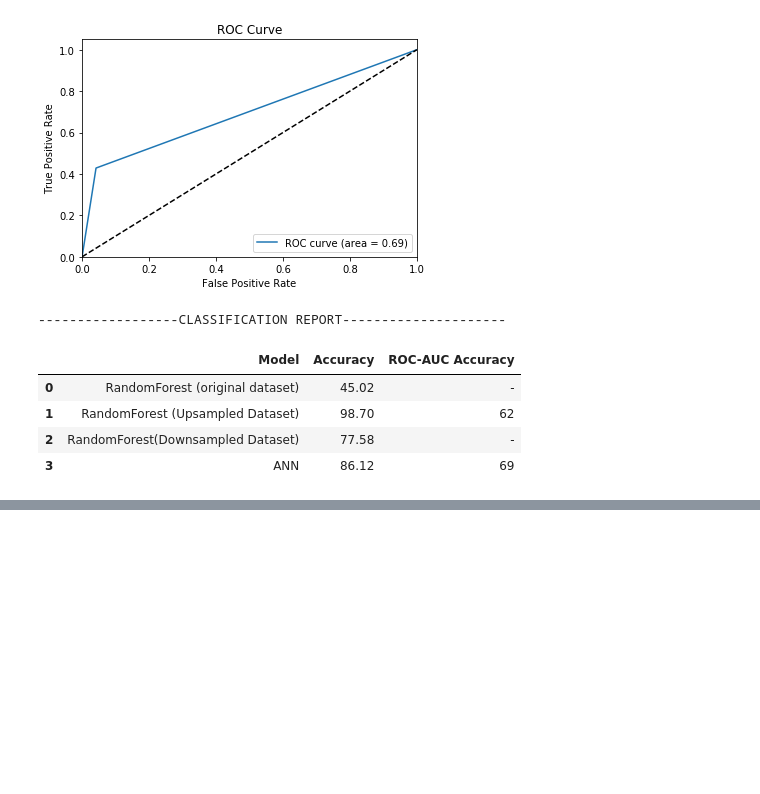
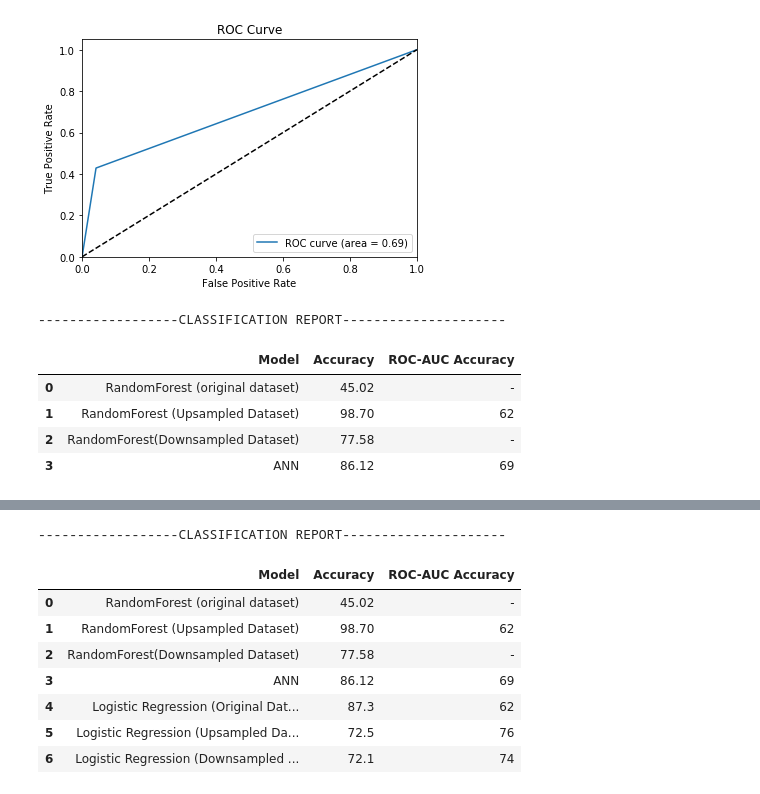
Before and after one commit to saioni/Data-Science-Internship, a Jupyter notebook: Week2 - Employee Attrition/Saioni.ipynb, the cells around one changed output, grey strips where cells are left out. Drawn from its saved outputs; the diff is of its cells as text; code cells hidden in the pictures; blank space fills up the shorter version.

```diff
--- a/Week2 - Employee Attrition/Saioni.ipynb
+++ b/Week2 - Employee Attrition/Saioni.ipynb
@@ -590,0 +726,16 @@ df
+# %%
+data = {'Model':['RandomForest (original dataset)','RandomForest (Upsampled Dataset)','RandomForest(Downsampled Dataset)','ANN','Logistic Regression (Original Dataset)','Logistic Regression (Upsampled Dataset)', 'Logistic Regression (Downsampled dataset)'],
+       'Accuracy':['45.02','98.70','77.58','86.12','87.3','72.5','72.1'],'ROC-AUC Accuracy':['-','62','-','69','62','76','74']}
+df = pd.DataFrame(data)
+print('------------------CLASSIFICATION REPORT---------------------')
+df
+# %% [output]
+------------------CLASSIFICATION REPORT---------------------
+|  | Model | Accuracy | ROC-AUC Accuracy |
+| 0 | RandomForest (original dataset) | 45.02 | - |
+| 1 | RandomForest (Upsampled Dataset) | 98.70 | 62 |
+| 2 | RandomForest(Downsampled Dataset) | 77.58 | - |
+| 3 | ANN | 86.12 | 69 |
+| 4 | Logistic Regression (Original Dat... | 87.3 | 62 |
+| 5 | Logistic Regression (Upsampled Da... | 72.5 | 76 |
+| 6 | Logistic Regression (Downsampled ... | 72.1 | 74 |
```
Also changed, not shown: parts of 8 cells of this notebook.
